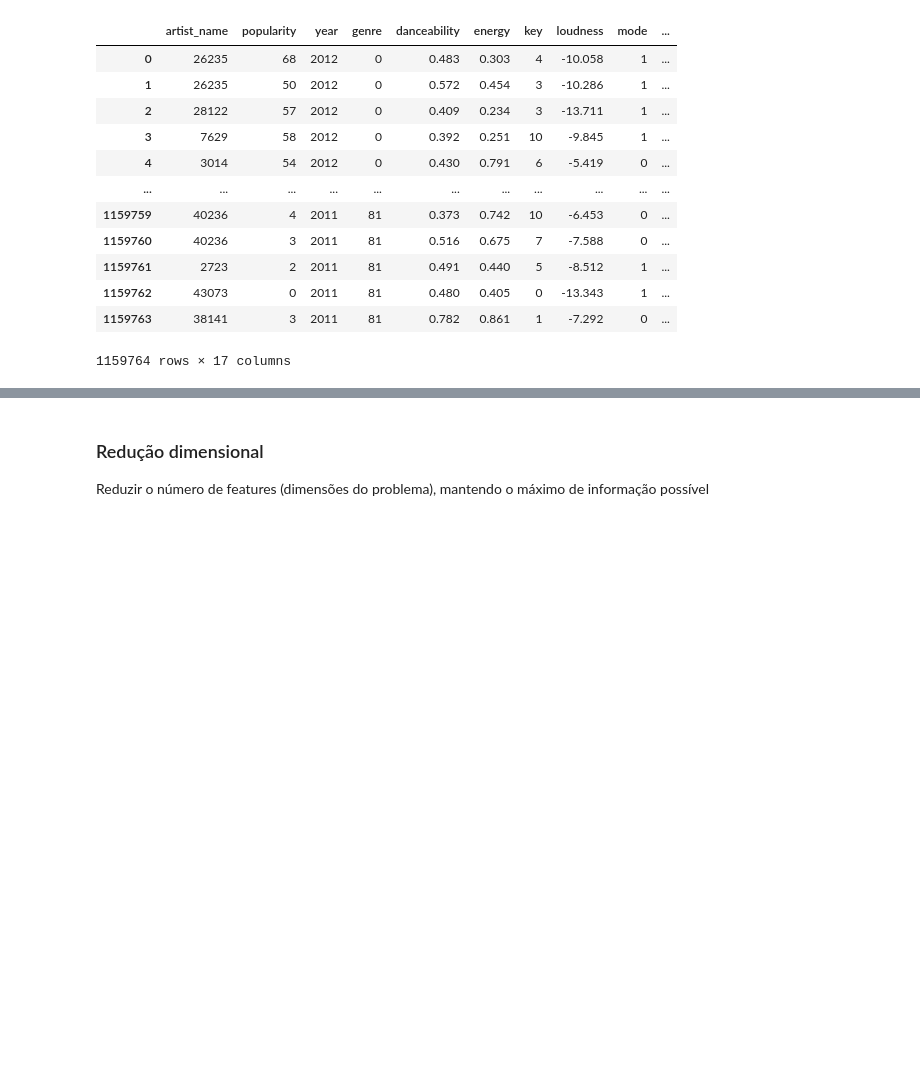
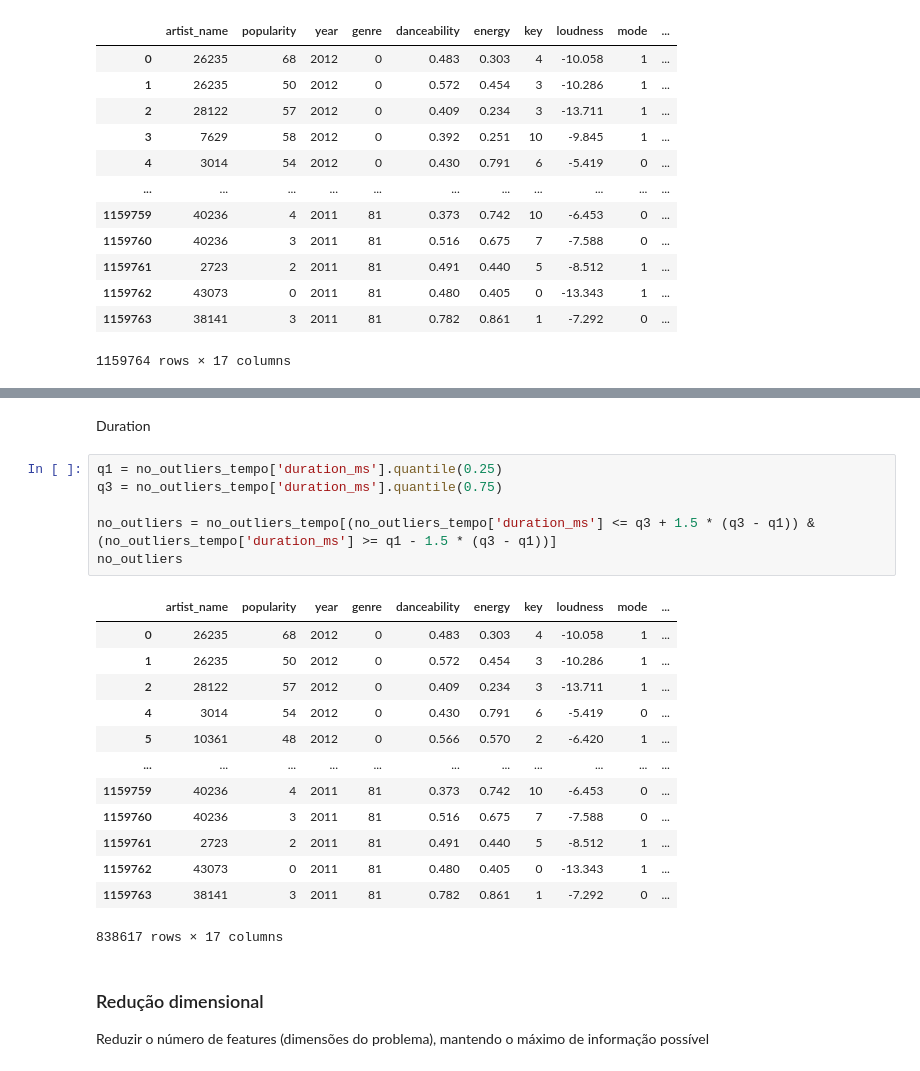
Before and after one commit to jpgoncalves13/DAA, a Jupyter notebook: DatasetGrupo/dataset_grupo_tratamento_modelacao.ipynb, the cells around one changed output, grey strips where cells are left out. Saved outputs shown, nothing was run; the diff lists cells and outputs as text; blank space fills up the shorter version.

```diff
--- a/DatasetGrupo/dataset_grupo_tratamento_modelacao.ipynb
+++ b/DatasetGrupo/dataset_grupo_tratamento_modelacao.ipynb
@@ -73,3 +170,25 @@ data_non_categorical
+# %% [markdown]
+Duration
+# %%
+q1 = no_outliers_tempo['duration_ms'].quantile(0.25)
+q3 = no_outliers_tempo['duration_ms'].quantile(0.75)
+
+no_outliers = no_outliers_tempo[(no_outliers_tempo['duration_ms'] <= q3 + 1.5 * (q3 - q1)) & (no_outliers_tempo['duration_ms'] >= q1 - 1.5 * (q3 - q1))]
+no_outliers
+# %% [output]
+|  | artist_name | popularity | year | genre | danceability | energy | key | loudness | mode | ... |
+| 0 | 26235 | 68 | 2012 | 0 | 0.483 | 0.303 | 4 | -10.058 | 1 | ... |
+| 1 | 26235 | 50 | 2012 | 0 | 0.572 | 0.454 | 3 | -10.286 | 1 | ... |
+| 2 | 28122 | 57 | 2012 | 0 | 0.409 | 0.234 | 3 | -13.711 | 1 | ... |
+| 4 | 3014 | 54 | 2012 | 0 | 0.430 | 0.791 | 6 | -5.419 | 0 | ... |
+| 5 | 10361 | 48 | 2012 | 0 | 0.566 | 0.570 | 2 | -6.420 | 1 | ... |
+| ... | ... | ... | ... | ... | ... | ... | ... | ... | ... | ... |
+| 1159759 | 40236 | 4 | 2011 | 81 | 0.373 | 0.742 | 10 | -6.453 | 0 | ... |
+| 1159760 | 40236 | 3 | 2011 | 81 | 0.516 | 0.675 | 7 | -7.588 | 0 | ... |
+| 1159761 | 2723 | 2 | 2011 | 81 | 0.491 | 0.440 | 5 | -8.512 | 1 | ... |
+| 1159762 | 43073 | 0 | 2011 | 81 | 0.480 | 0.405 | 0 | -13.343 | 1 | ... |
+| 1159763 | 38141 | 3 | 2011 | 81 | 0.782 | 0.861 | 1 | -7.292 | 0 | ... |
+838617 rows × 17 columns
 # %% [markdown]
 ### Redução dimensional
 
```
Also changed, not shown: parts of 18 cells of this notebook, 1 other file.
